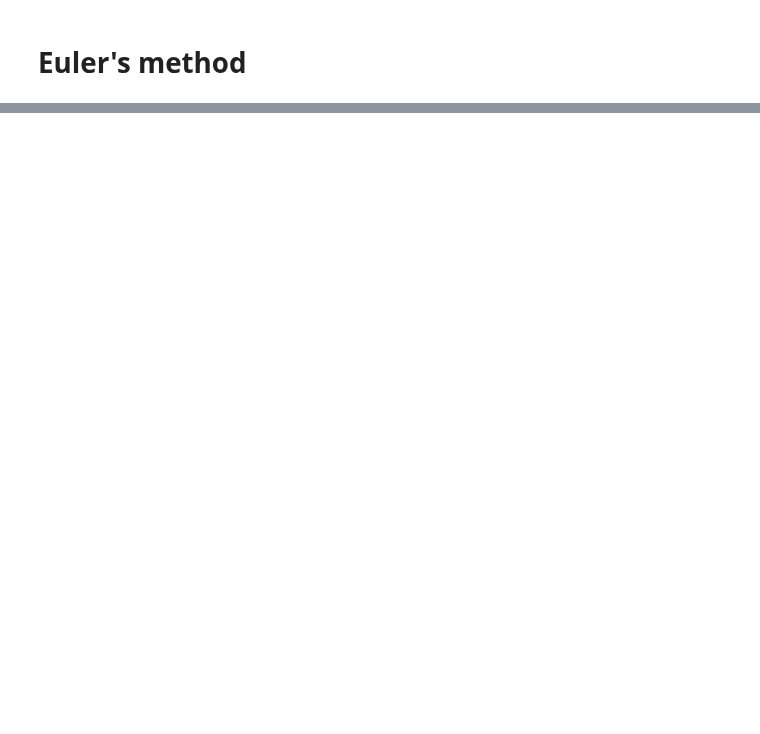
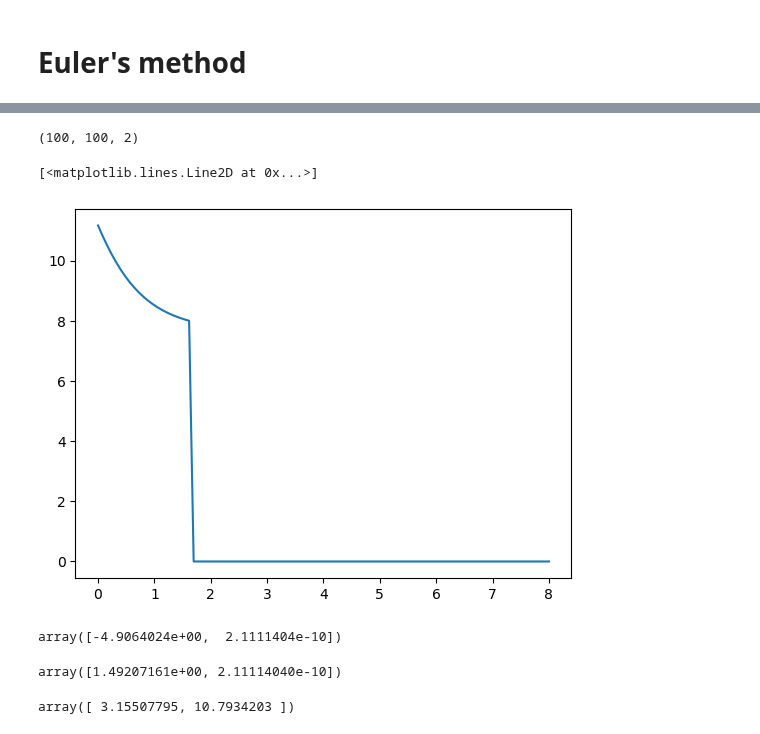
Before and after one commit to reliscu/chronocell_simulations, a Jupyter notebook: testing_new_RNA_history_code.ipynb, the cells around one changed output, grey strips where cells are left out. Saved outputs shown, nothing was run; the diff lists cells and outputs as text; code cells hidden in the pictures; blank space fills up the shorter version.

```diff
--- a/testing_new_RNA_history_code.ipynb
+++ b/testing_new_RNA_history_code.ipynb
@@ -667,0 +517,38 @@ W.shape
+# %%
+X_curr = Y[99, 0, :].copy()
+X_bw = np.zeros(shape=(len(t), 2), dtype=float)
+
+# Start backwards trajectory at cell's inferred position in time
+t_obs = np.arange(Y.shape[0])
+
+for k in reversed(range(1, len(t))):
+    t_prev, t_curr = t[k-1], t[k]
+    state_prev, state_curr = state_grid[k-1], state_grid[k]
+
+    # Only calculate backwards trajectory for cells at t = t[k] or later
+    mask = t_obs >= k
+    X_curr_block = X_curr
+
+    if state_prev == state_curr:
+        dt = t_curr - t_prev
+        X_prev = X_curr_block - dt * (X_curr_block @ W.T + b[state_curr])
+
+    else:
+        # State switch happens in current interval
+        t_s = tau[state_curr]
+
+        # Split backward march into 2 steps
+        dt2 = t_curr - t_s # right interval: (state_switch_time, t_k]
+        X_mid = X_curr_block - dt2 * (X_curr_block @ W.T + b[state_curr])
+
+        dt1 = t_s - t_prev # left interval: (t_{k-1}, state_switch_time]
+        X_prev = X_mid - dt1 * (X_mid @ W.T + b[state_prev])
+
+    X_bw[k, :] = X_curr_block
+    X_bw[k-1, :] = X_prev
+    X_curr = X_prev
+
+    print("k", k)
+    print("X_bw", X_bw[k-1, :])
+    print("Y", Y[k-1, :, :])
+    print("----")
@@ -667,0 +702,30 @@ W.shape
+# %%
+X_bw.shape
+# %% [output]
+(100, 100, 2)
+# %%
+plt.plot(t, X_bw[:, 20, 1])
+# %% [output]
+[<matplotlib.lines.Line2D at 0x...>]
+[figure, added]
+# %%
+k = 0
+lambdas_t = Vector_lambda_groudtruth[k] # NS_lambdas[k]
+W @ lambdas_t.T + np.array([alpha_per_t[k], 0])
+# %% [output]
+array([-4.9064024e+00,  2.1111404e-10])
+# %%
+X_fwd = np.zeros(shape=(Y.shape[0], 2), dtype="float") # np.zeros(shape=(Y.shape[1], len(t)), dtype="float")
+X_fwd[0, :] = np.array([Y[0, :, 0], Y[0, :, 1]]).T
+X_fwd[0, :]
+
+t_curr, t_next = t[k], t[k+1]
+state_curr, state_next = state_grid[k], state_grid[k+1]
+X_curr = X_fwd[0, :]
+((W @ X_curr) + b[state_curr])
+# %% [output]
+array([1.49207161e+00, 2.11114040e-10])
+# %%
+X_curr + dt * ((W @ X_curr) + b[state_curr])
+# %% [output]
+array([ 3.15507795, 10.7934203 ])
```
Also changed, not shown: parts of 33 cells of this notebook, 1 other file.
